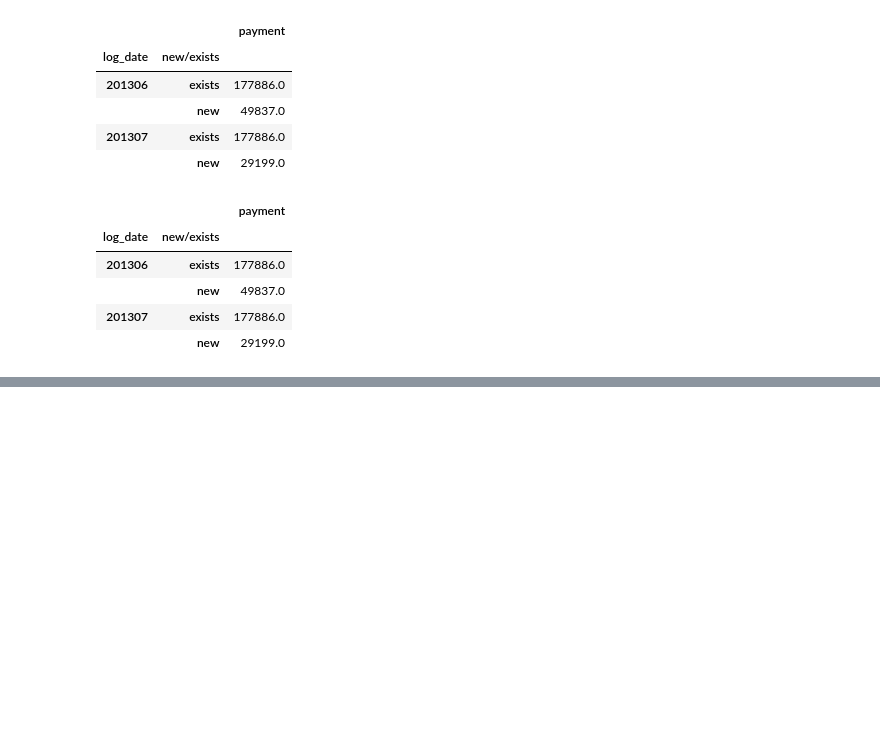
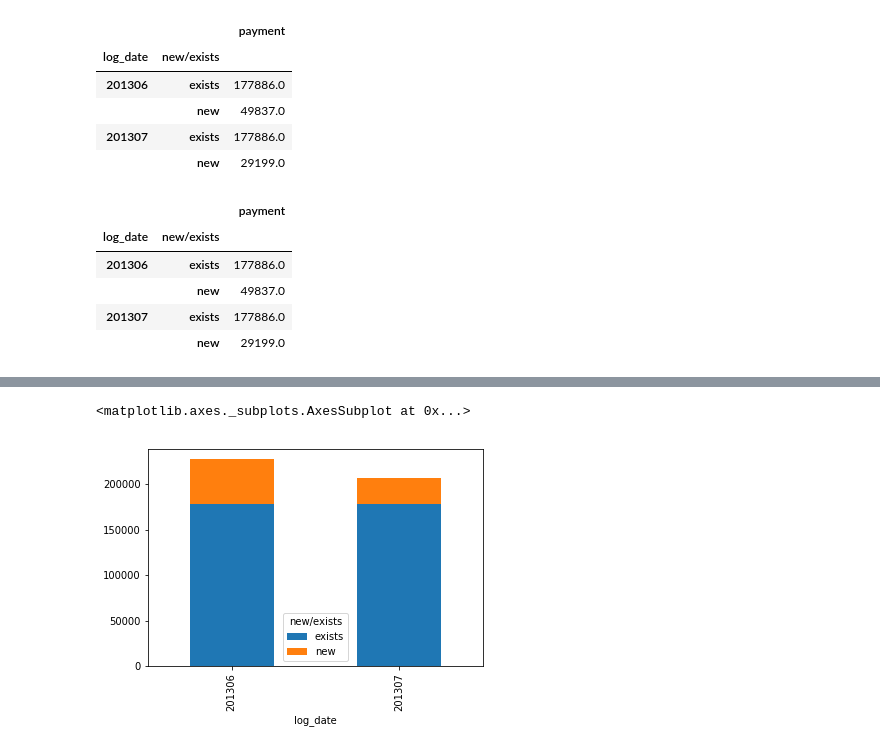
Before and after one commit to Aipakazuma/data_science, a Jupyter notebook: no.3.ipynb, the cells around one changed output, grey strips where cells are left out. Saved outputs shown, nothing was run; the diff lists cells and outputs as text; code cells hidden in the pictures; blank space fills up the shorter version.

```diff
--- a/no.3.ipynb
+++ b/no.3.ipynb
@@ -207,0 +218,2 @@ _payment_sum.groupby(['log_date', 'new/exists'], as_index=False).sum().plot(kind
+# %%
+_payment_sum_pivot = pd.pivot_table(_payment_sum, values='payment', index='log_date', columns='new/exists', aggfunc='sum')
@@ -207,0 +232,5 @@ _payment_sum.groupby(['log_date', 'new/exists'], as_index=False).sum().plot(kind
+# %%
+_payment_sum_pivot.plot(kind='bar', y=['exists', 'new'], stacked=True)
+# %% [output]
+<matplotlib.axes._subplots.AxesSubplot at 0x...>
+[figure, added]
```
Also changed, not shown: parts of 17 cells of this notebook.
